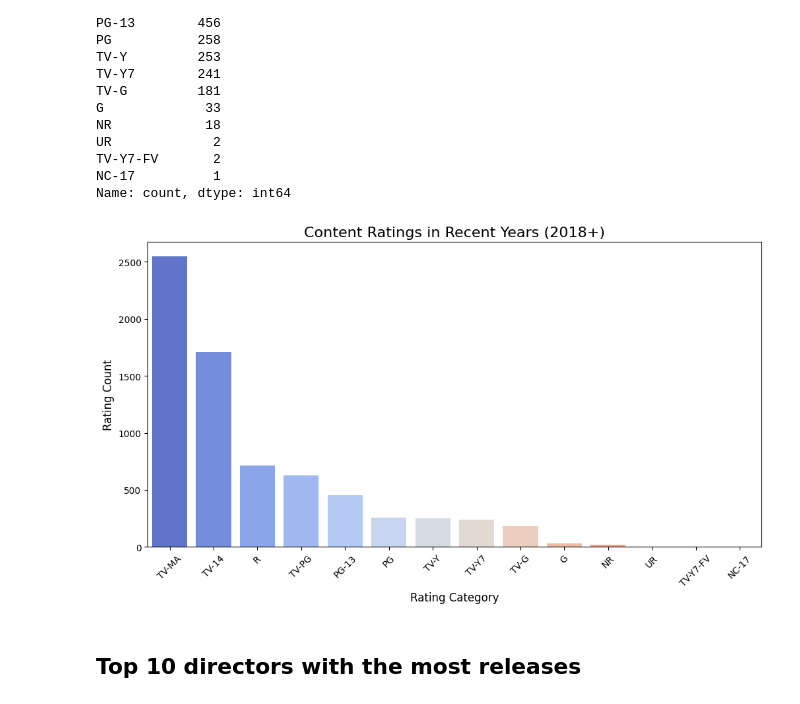
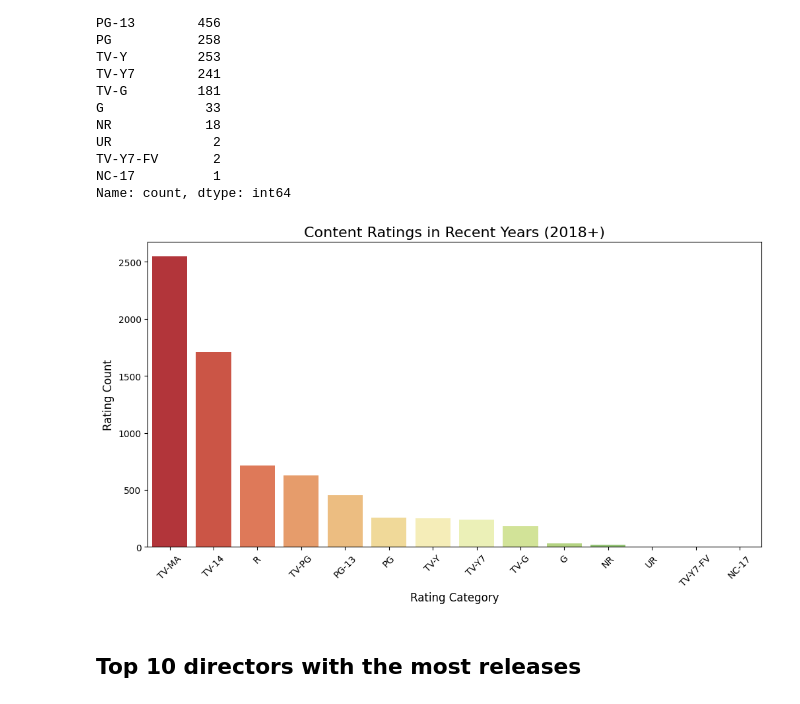
Before and after one commit to AmazingFr3d/Kaggle, a Jupyter notebook: Netflix-EDA.ipynb, the cells around one changed output. Saved outputs shown, nothing was run; the diff lists cells and outputs as text; code cells hidden in the pictures.

```diff
--- a/Netflix-EDA.ipynb
+++ b/Netflix-EDA.ipynb
@@ -306,14 +307,14 @@ Name: count, dtype: int64
 # %%
 # Visualize ratings
 plt.figure(figsize=(12, 6))
-sns.barplot(x=rating_counts.index, y=rating_counts.values, palette='coolwarm')
+sns.barplot(x=rating_counts.index, y=rating_counts.values, palette='RdYlGn')
 plt.title('Content Ratings in Recent Years (2018+)', fontsize=16)
 plt.xlabel('Rating Category', fontsize=12)
 plt.ylabel('Rating Count', fontsize=12)
 plt.xticks(rotation=45)
 plt.show()
 # %% [output]
-[figure, old version]
+[figure, new version]
 # %% [markdown]
 ## Top 10 directors with the most releases
 # %%
```
Also changed, not shown: parts of 13 cells of this notebook.
